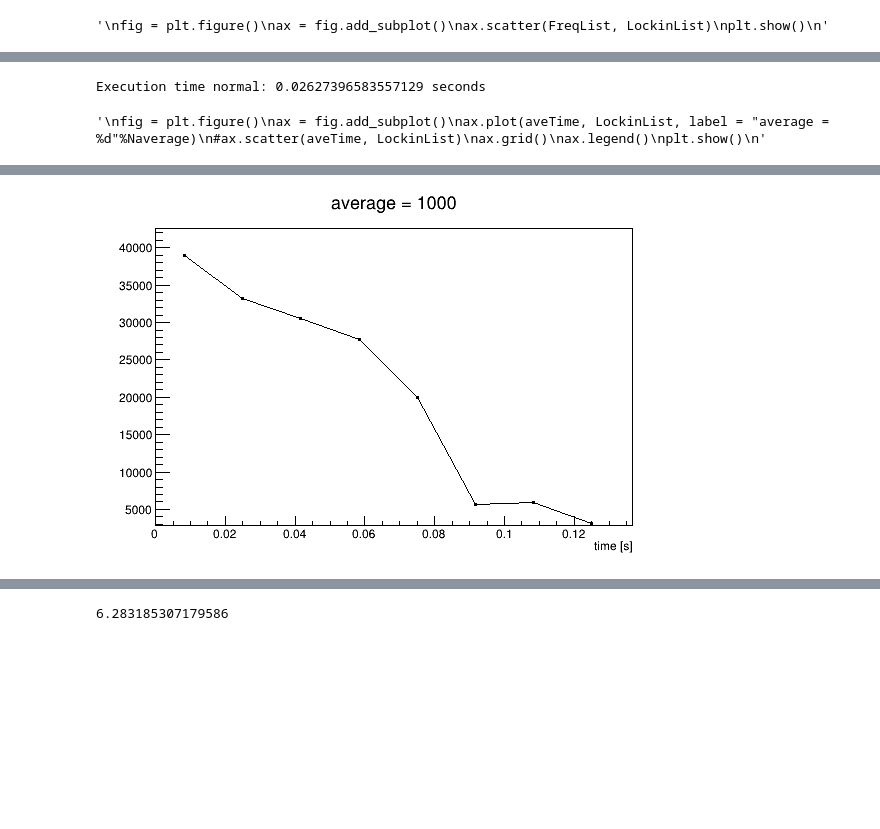
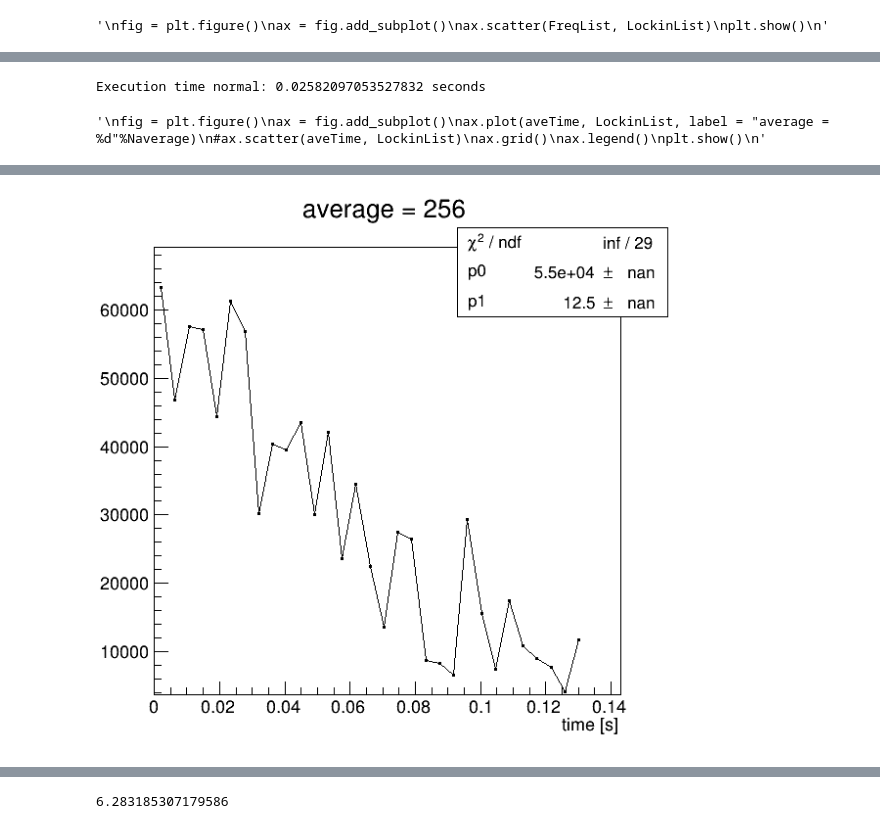
Before and after one commit to GakutaroNishimura/FIDNMR, a Jupyter notebook: FindFreqLockin.ipynb, the cells around one changed output, grey strips where cells are left out. Saved outputs shown, nothing was run; the diff lists cells and outputs as text; code cells hidden in the pictures; blank space fills up the shorter version.

```diff
--- a/FindFreqLockin.ipynb
+++ b/FindFreqLockin.ipynb
@@ -243,7 +241,7 @@ df = pd.read_table("./Data/2023/0616/131Xe_100A_19kHz/run2/floatData.txt", sep="
 Time1 = np.array(df.time, dtype="d")
 V_mean1 = np.array(df.signal, dtype="d")
 # %%
-FinalNaverage = 1000
+FinalNaverage = 256
 
 #aveTime, LockinList = FinalLockin(18955, 0.157237, 0, 150000, Naverage, Time, V_mean) #0616/131Xe_234_19kHz/run2
 #aveTime, LockinList = FinalLockin(18955, 0.213842, 0, 150000, Naverage, Time, V_mean) #0616/131Xe_234_19kHz/run2
@@ -263,14 +261,14 @@ ax.legend()
 plt.show()
 """
 # %% [output]
-Execution time normal: 0.02627396583557129 seconds
+Execution time normal: 0.02582097053527832 seconds
 '\nfig = plt.figure()\nax = fig.add_subplot()\nax.plot(aveTime, LockinList, label = "average = %d"%Naverage)\n#ax.scatter(aveTime, LockinList)\nax.grid()\nax.legend()\nplt.show()\n'
 # %%
-c1 = ROOT.TCanvas("c1", "c1", 600, 400)
+#c1 = ROOT.TCanvas("c1", "c1", 600, 400)
 gr = ROOT.TGraph(len(aveTime), np.array(aveTime), np.array(LockinList))
 #gr = ROOT.TGraph(len(aveTime1), np.array(aveTime1), np.array(LockinList1))
 gr_fit = ROOT.TF1("f", "[0]*expo(-[1]*x)", aveTime[0], aveTime[-1])
-gr_fit.SetParameters(40000., 12.5)
+gr_fit.SetParameters(55000., 12.5)
 gr.Fit(gr_fit, "QR")
 #par = [gr_fit.GetParameter(k) for k in range(gr_fit.GetNpar())]
 gr.Draw("APL")
@@ -278,8 +276,9 @@ gr.SetMarkerStyle(7)
 gr.SetMarkerSize(10)
 gr.SetTitle("average = %d"%FinalNaverage)
 gr.GetXaxis().SetTitle("time [s]")
-gr_fit.Draw("same")
-#c1 = ROOT.gROOT.FindObject("c1")
+#gr_fit.Draw("same")
+c1 = ROOT.gROOT.FindObject("c1")
+ROOT.gStyle.SetOptFit(1)
 c1.Draw("same")
 #c1.Update()
 # %% [output]
@@ -287,4 +285,4 @@ Warning in <TCanvas::Constructor>: Deleting canvas with same name: c1
-[figure, old version]
+[figure, new version]
 # %%
 c1 = ROOT.TCanvas("c1", "c1", 600, 600)
 gr = ROOT.TGraph(len(Time), np.array(Time), np.array(V_mean))
```
Also changed, not shown: parts of 8 cells of this notebook, 14 other files.
